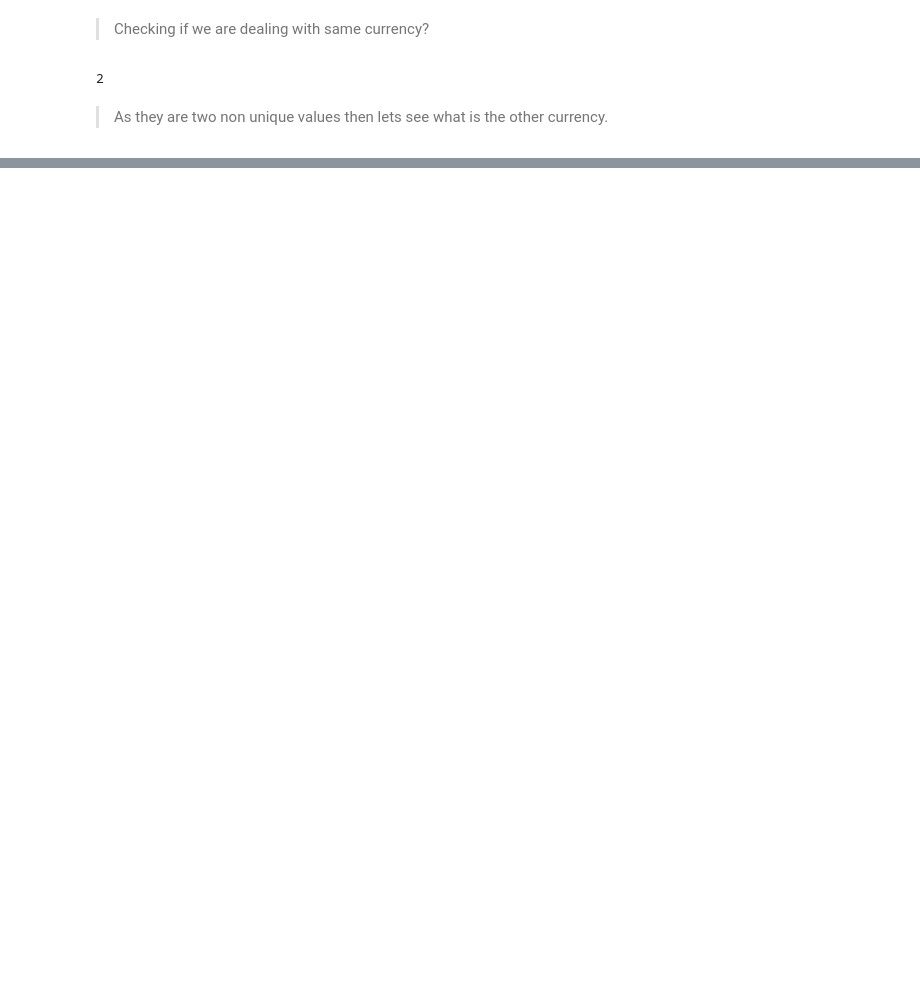
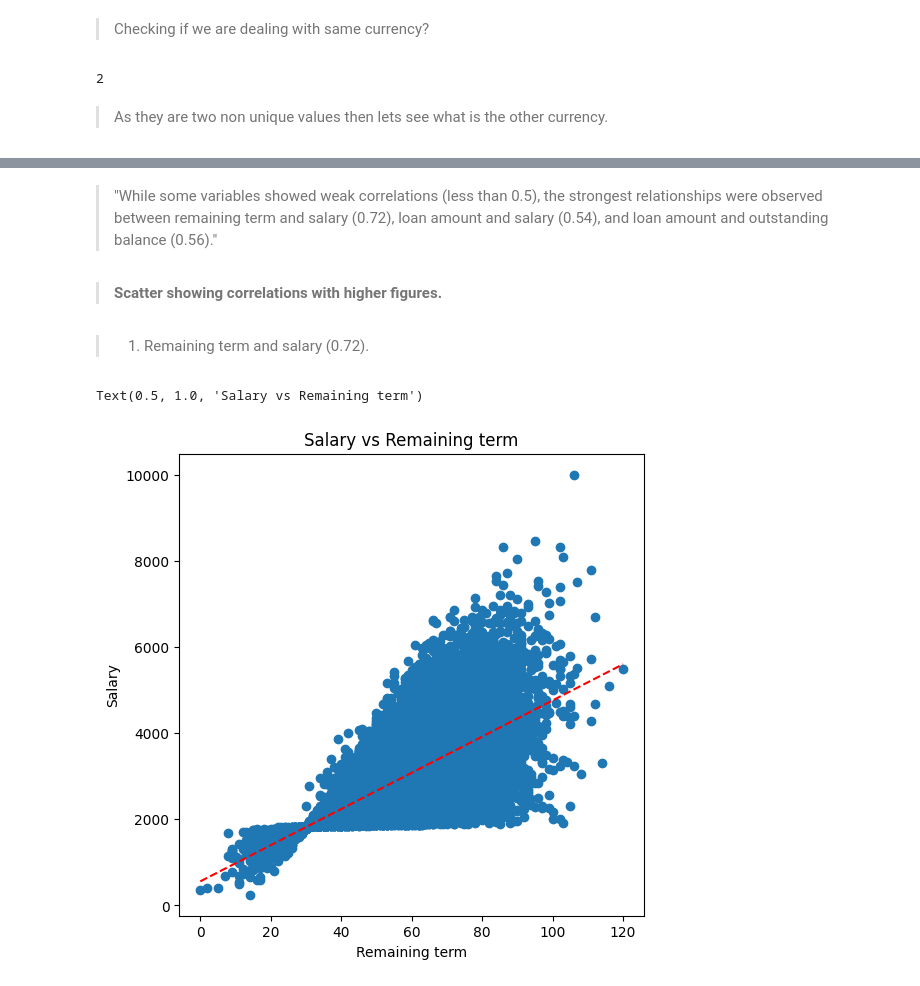
Before and after one commit to RonChits/Default-Probability, a Jupyter notebook: Default_Probability.ipynb, the cells around one changed output, grey strips where cells are left out. Cells and saved outputs as stored; diff of their text form; code cells hidden in the pictures; blank space fills up the shorter version.

```diff
--- a/Default_Probability.ipynb
+++ b/Default_Probability.ipynb
@@ -303,0 +369,24 @@ df_with_other_currency.head()
+# %% [markdown]
+>"While some variables showed weak correlations (less than 0.5), the strongest relationships were observed between remaining term and salary (0.72), loan amount and salary (0.54), and loan amount and outstanding balance (0.56)."
+# %% [markdown]
+> <b>Scatter showing correlations with higher figures.
+# %% [markdown]
+> 1. Remaining term and salary (0.72).
+# %%
+fig, ax = plt.subplots(figsize=(6, 6))
+x=df["remaining term"]
+y=df["salary"]
+ax.scatter(x, y)
+mean_x = np.mean(x)
+mean_y =np.mean(y)
+m = np.sum((x - np.mean(x)) * (y - np.mean(y))) / np.sum((x - np.mean(x)) ** 2)
+b = mean_y - m * mean_x
+x_line = np.linspace(min(x), max(x), 100)
+y_line = m*x_line + b
+plt.plot(x_line,y_line, linestyle="--", color="red")
+plt.xlabel("Remaining term")
+plt.ylabel("Salary")
+plt.title("Salary vs Remaining term")
+# %% [output]
+Text(0.5, 1.0, 'Salary vs Remaining term')
+[figure, added]
```
Also changed, not shown: parts of 27 cells of this notebook.
